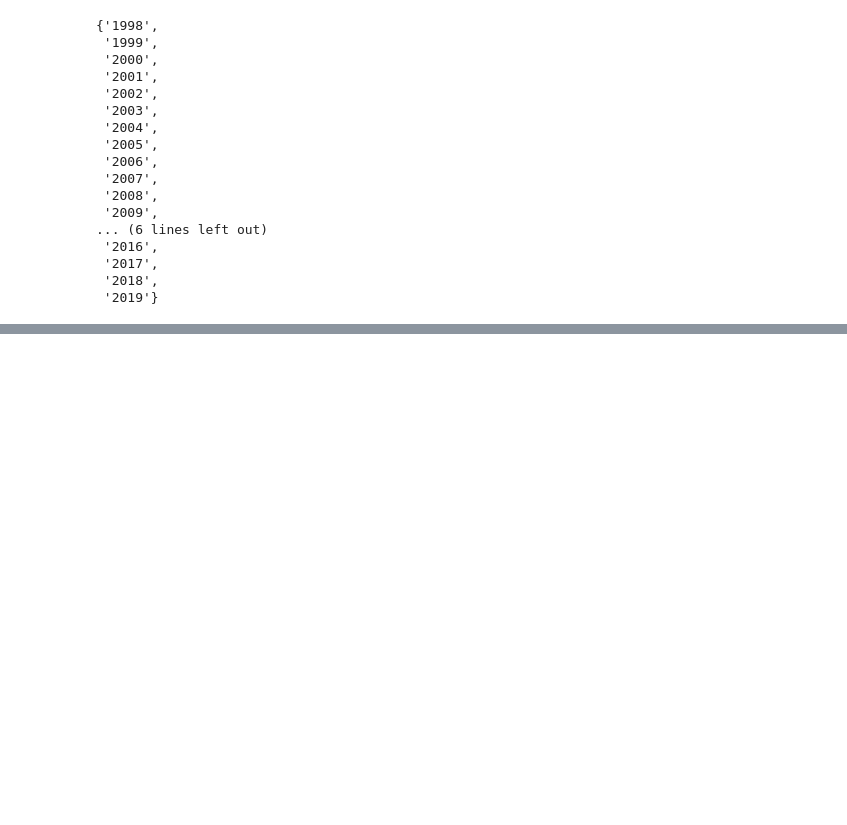
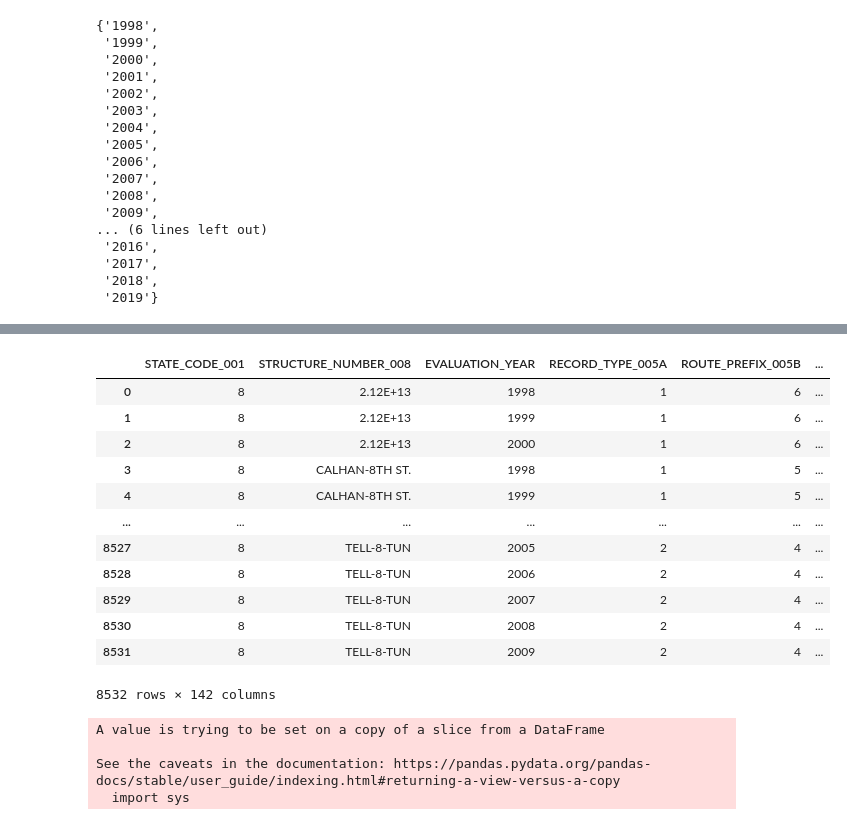
Before and after one commit to nnbaokhang/Descriptive-and-Predictive-Deep-Learning-Analytical-Tools-for-Enhanced-Bridge-Management, a Jupyter notebook: averaging_NOAA_localizing_with_NBI.ipynb, the cells around one changed output, grey strips where cells are left out. Saved outputs shown, nothing was run; the diff lists cells and outputs as text; code cells hidden in the pictures; blank space fills up the shorter version.

```diff
--- a/averaging_NOAA_localizing_with_NBI.ipynb
+++ b/averaging_NOAA_localizing_with_NBI.ipynb
@@ -272,0 +375,31 @@ avg_data_set
+# %%
+df2 = pd.read_csv('Data_Exploration_Integration_El_Paso.csv')
+# %%
+df2
+# %% [output]
+|  | STATE_CODE_001 | STRUCTURE_NUMBER_008 | EVALUATION_YEAR | RECORD_TYPE_005A | ROUTE_PREFIX_005B | ... |
+| 0 | 8 | 2.12E+13 | 1998 | 1 | 6 | ... |
+| 1 | 8 | 2.12E+13 | 1999 | 1 | 6 | ... |
+| 2 | 8 | 2.12E+13 | 2000 | 1 | 6 | ... |
+| 3 | 8 | CALHAN-8TH ST. | 1998 | 1 | 5 | ... |
+| 4 | 8 | CALHAN-8TH ST. | 1999 | 1 | 5 | ... |
+| ... | ... | ... | ... | ... | ... | ... |
+| 8527 | 8 | TELL-8-TUN | 2005 | 2 | 4 | ... |
+| 8528 | 8 | TELL-8-TUN | 2006 | 2 | 4 | ... |
+| 8529 | 8 | TELL-8-TUN | 2007 | 2 | 4 | ... |
+| 8530 | 8 | TELL-8-TUN | 2008 | 2 | 4 | ... |
+| 8531 | 8 | TELL-8-TUN | 2009 | 2 | 4 | ... |
+8532 rows × 142 columns
+# %%
+lats2 = df2['LAT_016']
+longs2 = df2['LONG_017']
+
+longs2
+
+for idx, long2 in enumerate(longs2):
+    longs2[idx] = longs2[idx] - 360
+# %% [output]
+A value is trying to be set on a copy of a slice from a DataFrame
+
+See the caveats in the documentation: https://pandas.pydata.org/pandas-docs/stable/user_guide/indexing.html#returning-a-view-versus-a-copy
+  import sys
```
Also changed, not shown: parts of 15 cells of this notebook, 1 other file.
